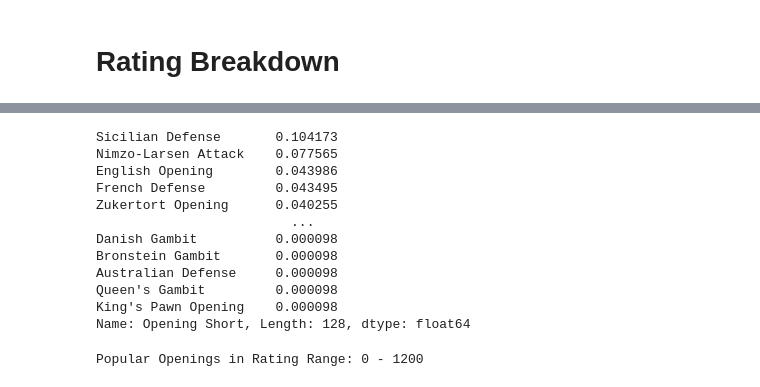
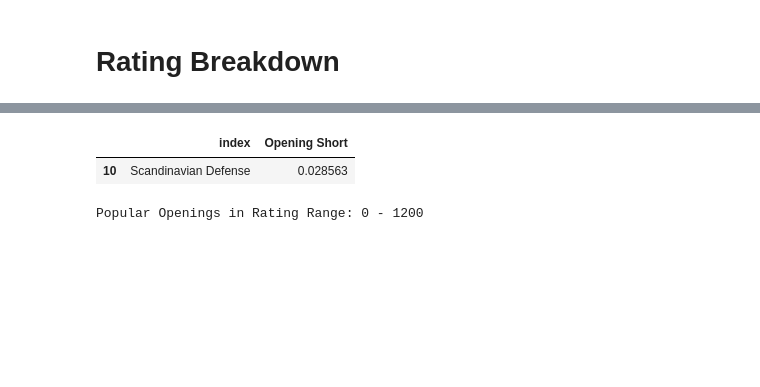
Before and after one commit to kdesai2018/DSL-final-project, a Jupyter notebook: jordan_analysis.ipynb, the cells around one changed output, grey strips where cells are left out. Saved outputs shown, nothing was run; the diff lists cells and outputs as text; code cells hidden in the pictures; blank space fills up the shorter version.

```diff
--- a/jordan_analysis.ipynb
+++ b/jordan_analysis.ipynb
@@ -297,16 +289,7 @@ Name: Opening Short, Length: 157, dtype: int64
 # %%
-df_master = df[df['Avg Rating'] > 2500]
-df_master['Opening Short'].value_counts(normalize=True)
+df_master = df[df['Avg Rating'] > 2200]
+df_m = pd.DataFrame(df_master['Opening Short'].value_counts(normalize=True)).reset_index()
+df_m[df_m['index'] == 'Scandinavian Defense']
 # %% [output]
-Sicilian Defense       0.104173
-Nimzo-Larsen Attack    0.077565
-English Opening        0.043986
-French Defense         0.043495
-Zukertort Opening      0.040255
-                         ...
-Danish Gambit          0.000098
-Bronstein Gambit       0.000098
-Australian Defense     0.000098
-Queen's Gambit         0.000098
-King's Pawn Opening    0.000098
-Name: Opening Short, Length: 128, dtype: float64
+|  | index | Opening Short |
+| 10 | Scandinavian Defense | 0.028563 |
```
Also changed, not shown: parts of 4 cells of this notebook.
